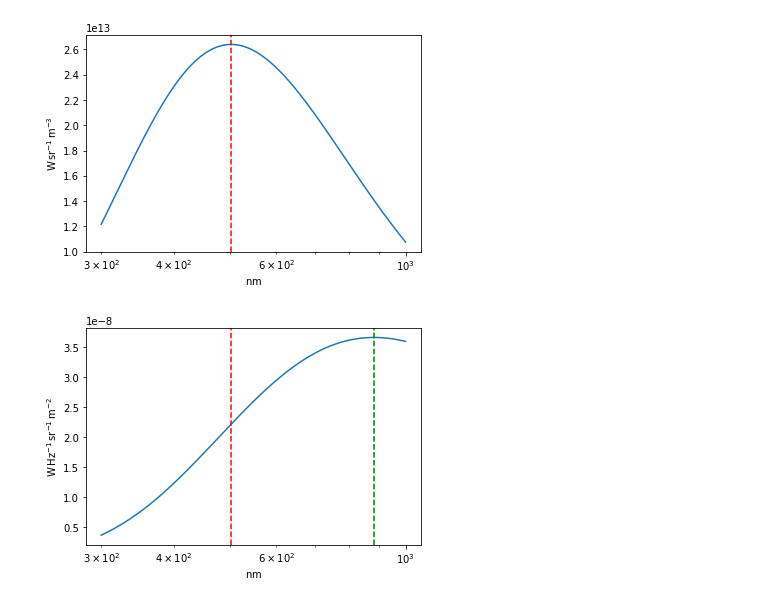
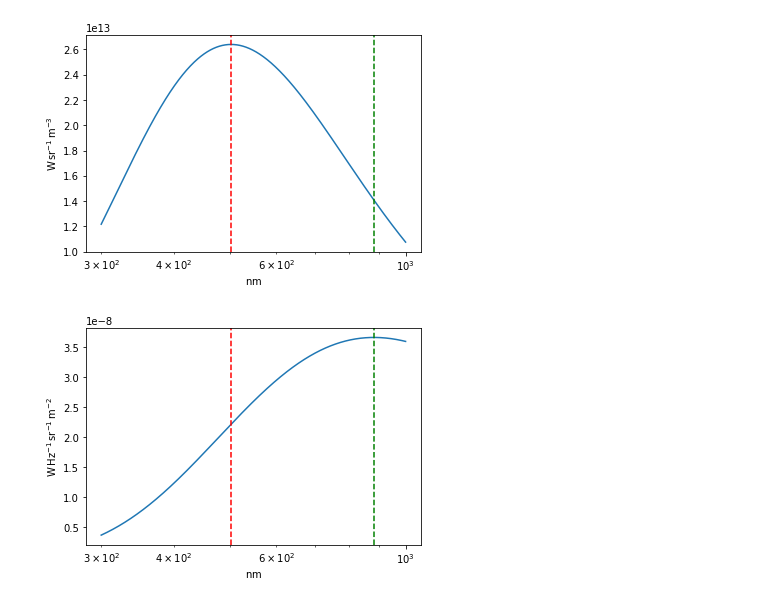
Before and after one commit to jaguirre/ASTR250CourseMaterial, a Jupyter notebook: HowManyPhotons.ipynb, the cells around one changed output. Saved outputs shown, nothing was run; the diff lists cells and outputs as text; code cells hidden in the pictures.

```diff
--- a/HowManyPhotons.ipynb
+++ b/HowManyPhotons.ipynb
@@ -21,11 +20,12 @@ freq = (c.c/wav).to(u.Hz)
 # %%
 with quantity_support():
     plt.figure()
     plt.semilogx(wav, B_lambda(wav))
     plt.axvline(B_lambda.lambda_max.to(u.nm, equivalencies=u.spectral()).value, ls='--', color='red')
+    plt.axvline(B_lambda.nu_max.to(u.nm, equivalencies=u.spectral()).value, ls='--', color='green')
     plt.show()
 # %% [output]
-[figure, old version]
+[figure, new version]
 # %%
 # Notice what happens here ... evaluating B_nu at wavelengths corresponding to some frequencies.  The wavelength
 # at which B_lambda peak is not where B_nu peaks
```
Also changed, not shown: parts of 7 cells of this notebook.
